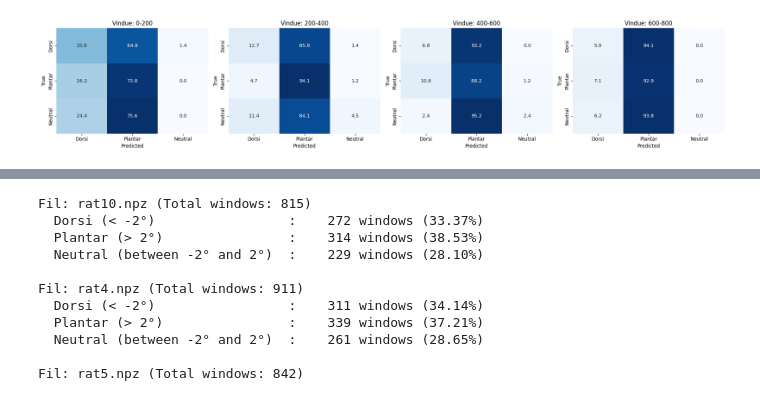
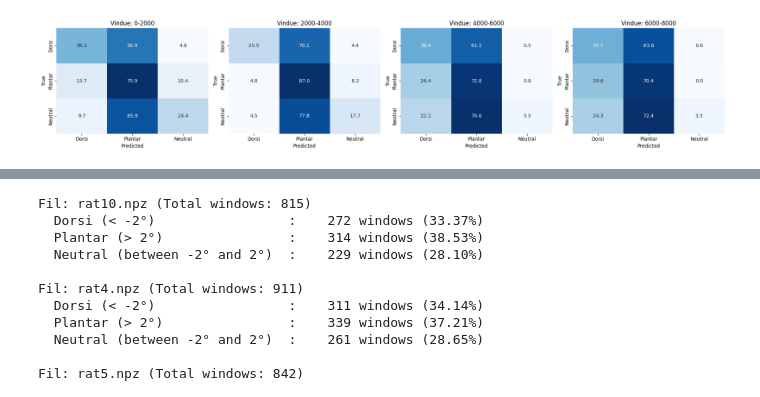
Before and after one commit to christopherahk/Fagprojekt, a Jupyter notebook: python_files/data_trees.ipynb, the cells around one changed output, grey strips where cells are left out. Saved outputs shown, nothing was run; the diff lists cells and outputs as text; code cells hidden in the pictures.

```diff
--- a/python_files/data_trees.ipynb
+++ b/python_files/data_trees.ipynb
@@ -95,24 +148,24 @@ Cohen's Kappa: 0.027
 # %%
-chunk_size = 200
+chunk_size = 2000
 chunks = [df_filtered[i:i+chunk_size] for i in range(0, df_filtered.shape[0], chunk_size)]
 
 fig, axes = plt.subplots(1, len(chunks), figsize=(5 * len(chunks), 4))
 
 for i, chunk in enumerate(chunks):
     cm = confusion_matrix(chunk['label'], chunk['pred'], labels=[0, 1, 2])
     cm_percent = cm.astype('float') / cm.sum(axis=1)[:, np.newaxis] * 100
 
     sns.heatmap(cm_percent, annot=True, fmt='.1f', cmap='Blues', ax=axes[i],
                 xticklabels=["Dorsi", "Plantar", "Neutral"],
                 yticklabels=["Dorsi", "Plantar", "Neutral"], cbar=False)
     axes[i].set_title(f'Vindue: {i*chunk_size}-{(i+1)*chunk_size}')
     axes[i].set_xlabel('Predicted')
     axes[i].set_ylabel('True')
 
 plt.tight_layout()
 plt.show()
 # %% [output]
-[figure, old version]
+[figure, new version]
 # %%
 # Beregn CM baseret på de filtrerede data
 cm = confusion_matrix(df_filtered['label'], df_filtered['pred'], labels=[0, 1, 2])
```
Also changed, not shown: parts of 7 cells of this notebook, 4 other files.
